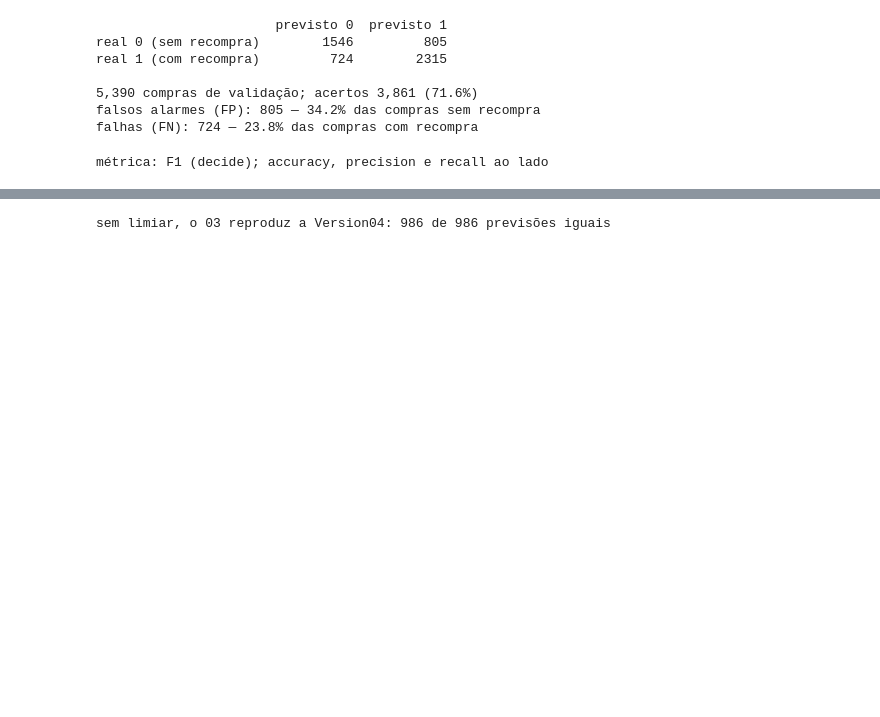
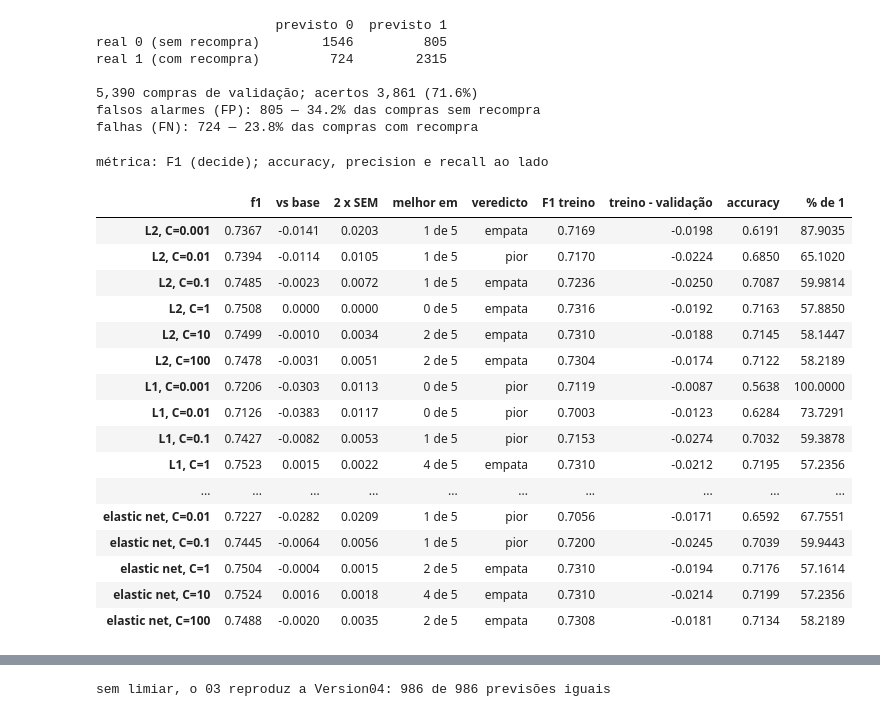
Before and after one commit to josebrites16/ML_project_2026-copia, a Jupyter notebook: notebooks/03_modelling.ipynb, the cells around one changed output, grey strips where cells are left out. Drawn from its saved outputs; the diff is of its cells as text; code cells hidden in the pictures; blank space fills up the shorter version.

Commit message:
Logistic regression and Naive Bayes

```diff
--- a/notebooks/03_modelling.ipynb
+++ b/notebooks/03_modelling.ipynb
@@ -201,3 +201,41 @@ falhas (FN): 724 — 23.8% das compras com recompra
 print("métrica: F1 (decide); accuracy, precision e recall ao lado")
 # %% [output]
 métrica: F1 (decide); accuracy, precision e recall ao lado
+# %%
+# ===== [4.2] REGRESSÃO LOGÍSTICA - início =====
+# Passo 9 - C (o inverso da força da penalização) para cada forma de penalização, uma definição
+# de cada vez, como na W6 (células 45 a 53, Step 10). Os imports ficam aqui para não mexer na
+# célula de imports. C=1 com L2 é o modelo por defeito; na W6 todos levam max_iter=5000, e o
+# saga (L1 e elastic net) leva também random_state, porque percorre as linhas por ordem aleatória.
+from sklearn.base import clone
+from sklearn.linear_model import LogisticRegression
+
+from preprocessing import RANDOM_STATE
+
+c_values = [0.001, 0.01, 0.1, 1.0, 10.0, 100.0]
+penalties = {"L2": LogisticRegression(max_iter=5000),
+             "L1": LogisticRegression(solver="saga", l1_ratio=1.0, max_iter=5000,
+                                      random_state=RANDOM_STATE),
+             "elastic net": LogisticRegression(solver="saga", l1_ratio=0.5, max_iter=5000,
+                                               random_state=RANDOM_STATE)}
+c_table, c_runs = sweep({f"{family}, C={value:g}": clone(model).set_params(C=value)
+                         for family, model in penalties.items() for value in c_values})
+c_table.round(4)
+# %% [output]
+|  | f1 | vs base | 2 x SEM | melhor em | veredicto | F1 treino | treino - validação | accuracy | % de 1 |
+| L2, C=0.001 | 0.7367 | -0.0141 | 0.0203 | 1 de 5 | empata | 0.7169 | -0.0198 | 0.6191 | 87.9035 |
+| L2, C=0.01 | 0.7394 | -0.0114 | 0.0105 | 1 de 5 | pior | 0.7170 | -0.0224 | 0.6850 | 65.1020 |
+| L2, C=0.1 | 0.7485 | -0.0023 | 0.0072 | 1 de 5 | empata | 0.7236 | -0.0250 | 0.7087 | 59.9814 |
+| L2, C=1 | 0.7508 | 0.0000 | 0.0000 | 0 de 5 | empata | 0.7316 | -0.0192 | 0.7163 | 57.8850 |
+| L2, C=10 | 0.7499 | -0.0010 | 0.0034 | 2 de 5 | empata | 0.7310 | -0.0188 | 0.7145 | 58.1447 |
+| L2, C=100 | 0.7478 | -0.0031 | 0.0051 | 2 de 5 | empata | 0.7304 | -0.0174 | 0.7122 | 58.2189 |
+| L1, C=0.001 | 0.7206 | -0.0303 | 0.0113 | 0 de 5 | pior | 0.7119 | -0.0087 | 0.5638 | 100.0000 |
+| L1, C=0.01 | 0.7126 | -0.0383 | 0.0117 | 0 de 5 | pior | 0.7003 | -0.0123 | 0.6284 | 73.7291 |
+| L1, C=0.1 | 0.7427 | -0.0082 | 0.0053 | 1 de 5 | pior | 0.7153 | -0.0274 | 0.7032 | 59.3878 |
+| L1, C=1 | 0.7523 | 0.0015 | 0.0022 | 4 de 5 | empata | 0.7310 | -0.0212 | 0.7195 | 57.2356 |
+| ... | ... | ... | ... | ... | ... | ... | ... | ... | ... |
+| elastic net, C=0.01 | 0.7227 | -0.0282 | 0.0209 | 1 de 5 | pior | 0.7056 | -0.0171 | 0.6592 | 67.7551 |
+| elastic net, C=0.1 | 0.7445 | -0.0064 | 0.0056 | 1 de 5 | pior | 0.7200 | -0.0245 | 0.7039 | 59.9443 |
+| elastic net, C=1 | 0.7504 | -0.0004 | 0.0015 | 2 de 5 | empata | 0.7310 | -0.0194 | 0.7176 | 57.1614 |
+| elastic net, C=10 | 0.7524 | 0.0016 | 0.0018 | 4 de 5 | empata | 0.7310 | -0.0214 | 0.7199 | 57.2356 |
+| elastic net, C=100 | 0.7488 | -0.0020 | 0.0035 | 2 de 5 | empata | 0.7308 | -0.0181 | 0.7134 | 58.2189 |
```
Also changed, not shown: parts of 13 cells of this notebook.
